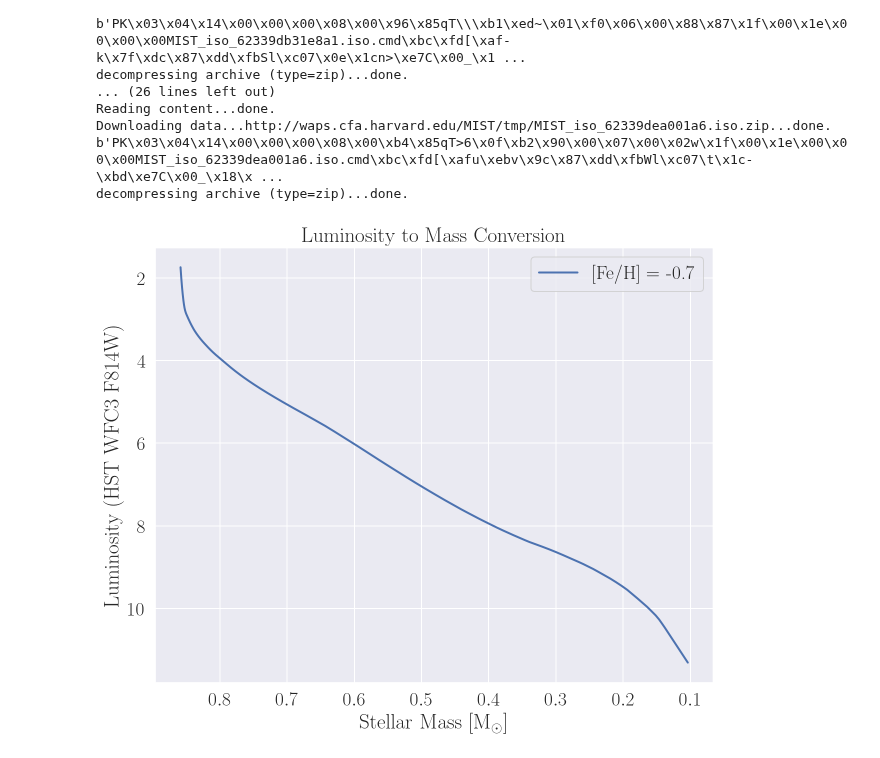
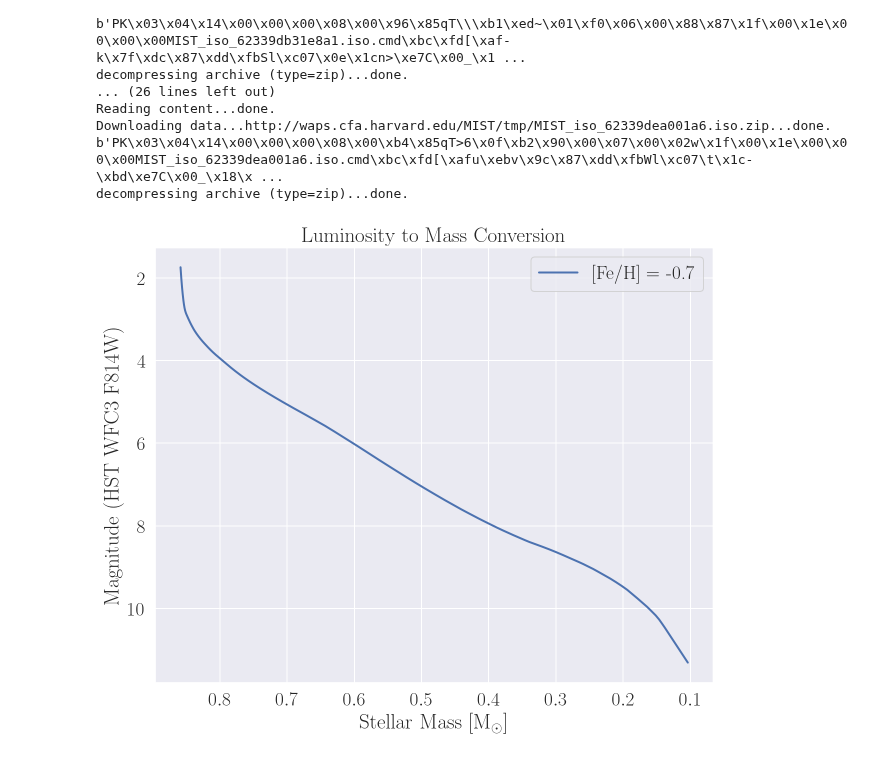
Before and after one commit to pjs902/honours-thesis, a Jupyter notebook: notebooks/isochrones.ipynb, the cells around one changed output. Cells and saved outputs as stored; diff of their text form; code cells hidden in the pictures.

Commit message:
fix isochrone plot, mention exmist

```diff
--- a/notebooks/isochrones.ipynb
+++ b/notebooks/isochrones.ipynb
@@ -230,20 +230,20 @@ decompressing archive (type=zip)...done.
 # %%
 plt.figure()
 # this is hacky but whatever
 
 sns.lineplot(
     data=data_47T[0 : int(1463 / 6)],
     x="star_mass",
     y="WFC3_UVIS_F814W",
     label="[Fe/H] = -0.7",
     lw=2,
 )
 
 plt.gca().invert_xaxis()
 plt.gca().invert_yaxis()
 plt.title("Luminosity to Mass Conversion")
 plt.xlabel("Stellar Mass $[\mathrm{M}_\odot]$")
-plt.ylabel("Luminosity (HST WFC3 F814W)")
+plt.ylabel("Magnitude (HST WFC3 F814W)")
 plt.savefig("isochrone_conversion.png", bbox_inches="tight", dpi=300)
 # %% [output]
-[figure, old version]
+[figure, new version]
```
Also changed, not shown: parts of 1 cell of this notebook, 3 other files.
